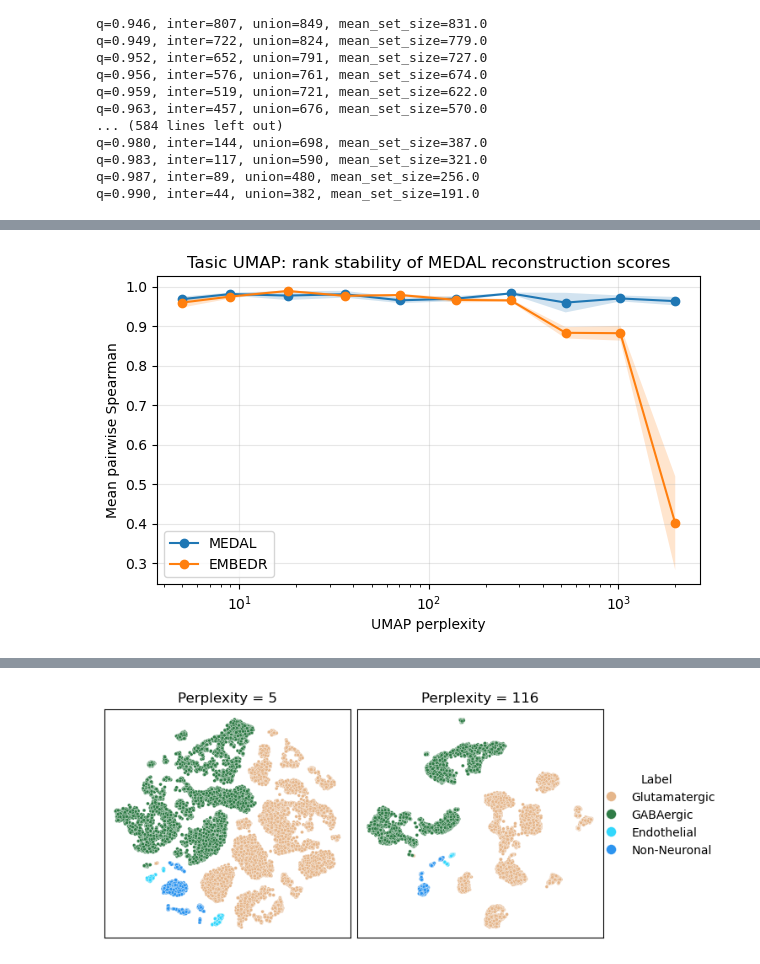
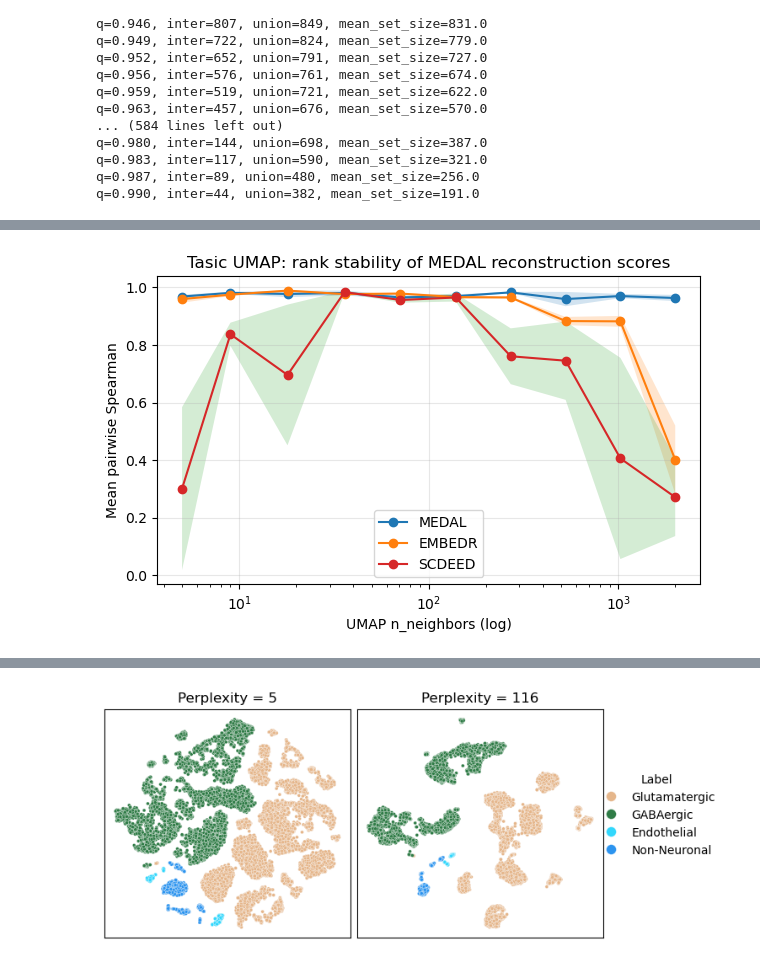
Before and after one commit to DataSlingers/MEDAL, a Jupyter notebook: notebooks/compare_methods.ipynb, the cells around one changed output, grey strips where cells are left out. Drawn from its saved outputs; the diff is of its cells as text; code cells hidden in the pictures.

```diff
--- a/notebooks/compare_methods.ipynb
+++ b/notebooks/compare_methods.ipynb
@@ -1111,28 +1657,0 @@ for s in [0, 2, 10]:
-# %%
-umap_param_sweep = np.unique(np.logspace(np.log10(5), np.log10(2000), 10).astype(int))
-per_sample_recon_medal_all_umap = {n: {} for n in umap_param_sweep}
-per_sample_recon_scdeed_all_umap = {n: {} for n in umap_param_sweep}
-per_sample_recon_embedr_all_umap = {n: {} for n in umap_param_sweep}
-
-for s in [0, 2, 10]:
-    # scdeed_df = pd.read_csv(Path(PATH_PREFIX) / f"MEDAL/comparisons/results_scdeed_tsne/seed{s}/tsne_best_mnist_train_full_results.csv", index_col=0)
-    embedr_df = pd.read_csv(Path(PATH_PREFIX) / f'MEDAL/comparisons/results_embedr_umap_seed{s}/tasic_train/scores_per_point_all_n_neighbors.csv', index_col=0)
-    for n in umap_param_sweep:
-        teacher_embed = np.load(Path(PATH_PREFIX) / f"drd_data/embeddings2/tasic_umap_{n}_0.1_{s}_train.npy")
-        student = load_trained_ae(Path(PATH_PREFIX) / f"drd_data/tmp_results/chkpt_teacher_seed/tasic/medal_umap2_{n}_0.1_tc0_{s}_ckpts/final.pt",
-                    input_dim=1000,
-                    hidden_dims=[309, 1792, 1792, 1792],
-                    latent_dim=2, batchnorm=True)
-
-        student_recon, student_embed = student(torch.tensor(X, dtype=torch.float32))
-        train_distill = np.mean((teacher_embed - student_embed.detach().numpy()) ** 2)
-        if train_distill < 1e-5:
-            per_sample_recon = np.mean((student_recon.detach().numpy() - X)**2, axis=1)
-            per_sample_recon_medal_all_umap[n][s] = per_sample_recon
-
-        # per_sample_scdeed = split_scdeed_labels(scdeed_df, perp)['label']
-        # per_sample_recon_scdeed_all_tsne[perp].append(per_sample_scdeed == "dubious")
-        per_sample_embedr = embedr_df.loc[n, 'embedr_pval']
-        per_sample_recon_embedr_all_umap[n][s] = per_sample_embedr
-        # per_sample_pcs = pcs_df.loc[perp, 'sscore']
-        # per_sample_recon_pcs_all_tsne[perp].append(per_sample_pcs)
@@ -1173,41 +1661,55 @@ medal_pairwise_spearman_df, medal_mean_spearman_by_perp = summarize_rank_correla
 )
 embedr_pairwise_spearman_df, embedr_mean_spearman_by_perp = summarize_rank_correlation(
     per_sample_recon_embedr_all_umap
+)
+scdeed_pairwise_spearman_df, scdeed_mean_spearman_by_perp = summarize_rank_correlation(
+    per_sample_recon_scdeed_all_umap
 )
 
 plt.figure(figsize=(7, 4))
 plt.plot(
     medal_mean_spearman_by_perp["hyperparam"],
     medal_mean_spearman_by_perp["mean_pairwise_spearman"],
     marker="o", label = 'MEDAL'
 )
 plt.plot(
     embedr_mean_spearman_by_perp["hyperparam"],
     embedr_mean_spearman_by_perp["mean_pairwise_spearman"],
     marker="o", label = 'EMBEDR'
+)
+plt.plot(
+    scdeed_mean_spearman_by_perp["hyperparam"],
+    scdeed_mean_spearman_by_perp["mean_pairwise_spearman"],
+    marker="o", label = 'SCDEED', color='tab:red'
 )
 
 plt.fill_between(
     medal_mean_spearman_by_perp["hyperparam"],
     medal_mean_spearman_by_perp["mean_pairwise_spearman"] - medal_mean_spearman_by_perp["std_pairwise_spearman"].fillna(0),
     medal_mean_spearman_by_perp["mean_pairwise_spearman"] + medal_mean_spearman_by_perp["std_pairwise_spearman"].fillna(0),
     alpha=0.2
 )
 plt.fill_between(
     embedr_mean_spearman_by_perp["hyperparam"],
     embedr_mean_spearman_by_perp["mean_pairwise_spearman"] - embedr_mean_spearman_by_perp["std_pairwise_spearman"].fillna(0),
     embedr_mean_spearman_by_perp["mean_pairwise_spearman"] + embedr_mean_spearman_by_perp["std_pairwise_spearman"].fillna(0),
     alpha=0.2
 )
+plt.fill_between(
+    scdeed_mean_spearman_by_perp["hyperparam"],
+    scdeed_mean_spearman_by_perp["mean_pairwise_spearman"] - scdeed_mean_spearman_by_perp["std_pairwise_spearman"].fillna(0),
+    scdeed_mean_spearman_by_perp["mean_pairwise_spearman"] + scdeed_mean_spearman_by_perp["std_pairwise_spearman"].fillna(0),
+    alpha=0.2
+)
 plt.xscale("log")
 plt.legend()
-plt.xlabel("UMAP perplexity")
+plt.xlabel("UMAP n_neighbors (log)")
 plt.ylabel("Mean pairwise Spearman")
 plt.title("Tasic UMAP: rank stability of MEDAL reconstruction scores")
 plt.grid(True, alpha=0.3)
 plt.show()
 # %% [output]
-[figure, old version]
+[figure, new version]
 # %%
 j3_medal_teachers, core_medal_teachers = zip(*[
     jaccard_curve(per_sample_recon_medal_all_umap[n], np.linspace(0.8, 0.99, 20))
```
Also changed, not shown: parts of 80 cells of this notebook, 14 other files.
